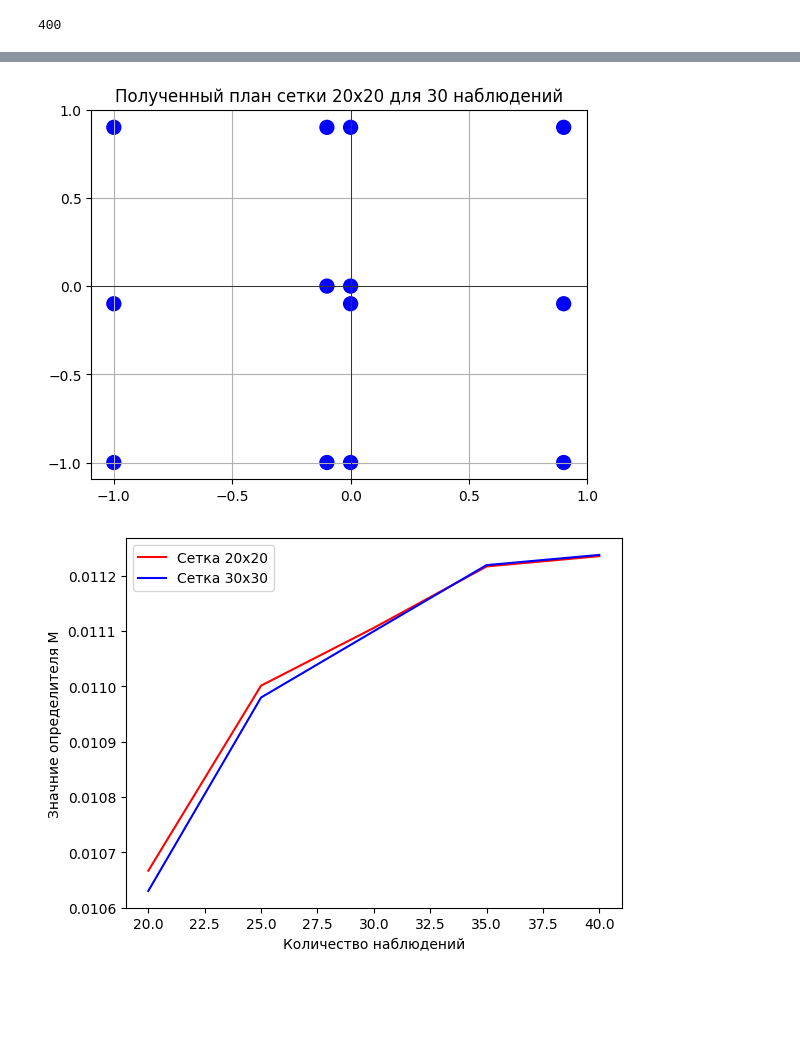
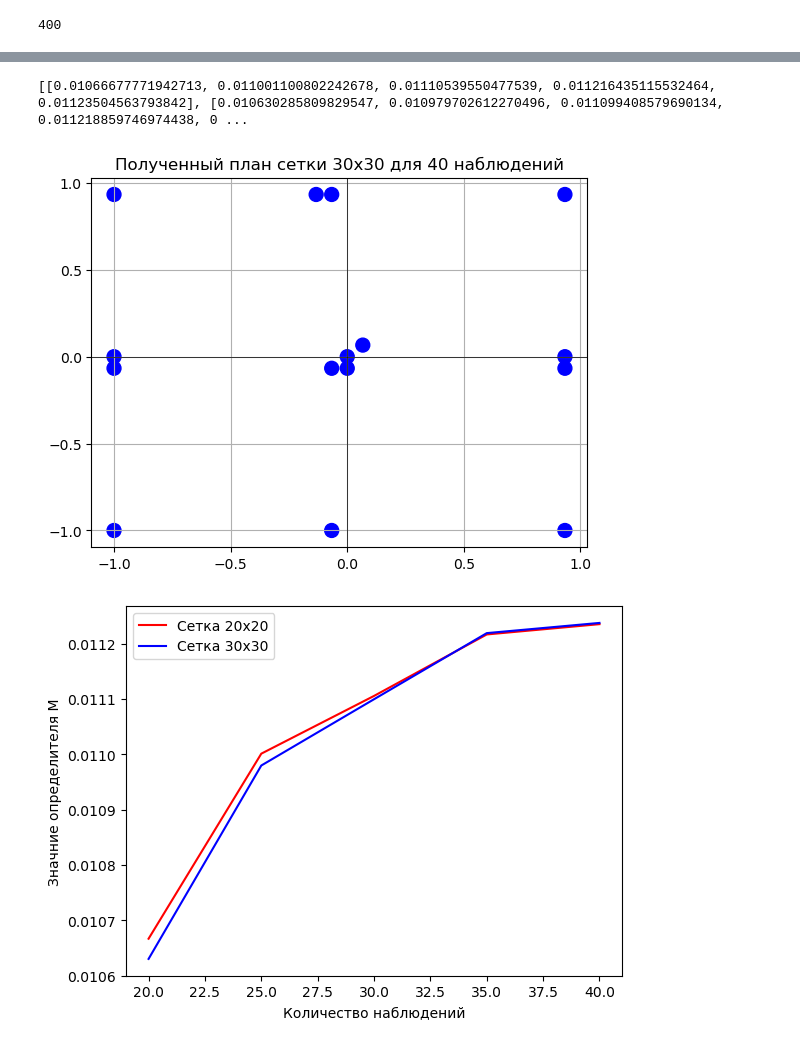
Before and after one commit to lalalaoalla/PiAE, a Jupyter notebook: Лаб3/лаб3.ipynb, the cells around one changed output, grey strips where cells are left out. Drawn from its saved outputs; the diff is of its cells as text; code cells hidden in the pictures; blank space fills up the shorter version.

```diff
--- a/Лаб3/лаб3.ipynb
+++ b/Лаб3/лаб3.ipynb
@@ -122,4 +122,8 @@ i (индекс) -> x[i] (добавленной) -> p[i] (изменёный у
 0        -1.0 -1.0       0.15    6.666
+# %%
+print(determinats)
+# %% [output]
+[[0.01066677771942713, 0.011001100802242678, 0.01110539550477539, 0.011216435115532464, 0.01123504563793842], [0.010630285809829547, 0.010979702612270496, 0.011099408579690134, 0.011218859746974438, 0 ...
 # %%
 def printGrid(p, N, j, N_list):
     x = np.arange(-1, 1, 2/N)
@@ -142,11 +146,11 @@ def printGrid(p, N, j, N_list):
     plt.title(titl)
     plt.show()
 # %%
-N = 20
-i = 2
+N = 30
+i = 4
 printGrid(p[N][i], N, i, N_list)
 # %% [output]
-[figure, old version]
+[figure, new version]
 # %%
 plt.plot(N_list, determinats[0], color='r', label='Сетка 20x20')
 plt.plot(N_list, determinats[1], color='b', label='Сетка 30x30')
```
Also changed, not shown: parts of 1 cell of this notebook, 1 other file.
